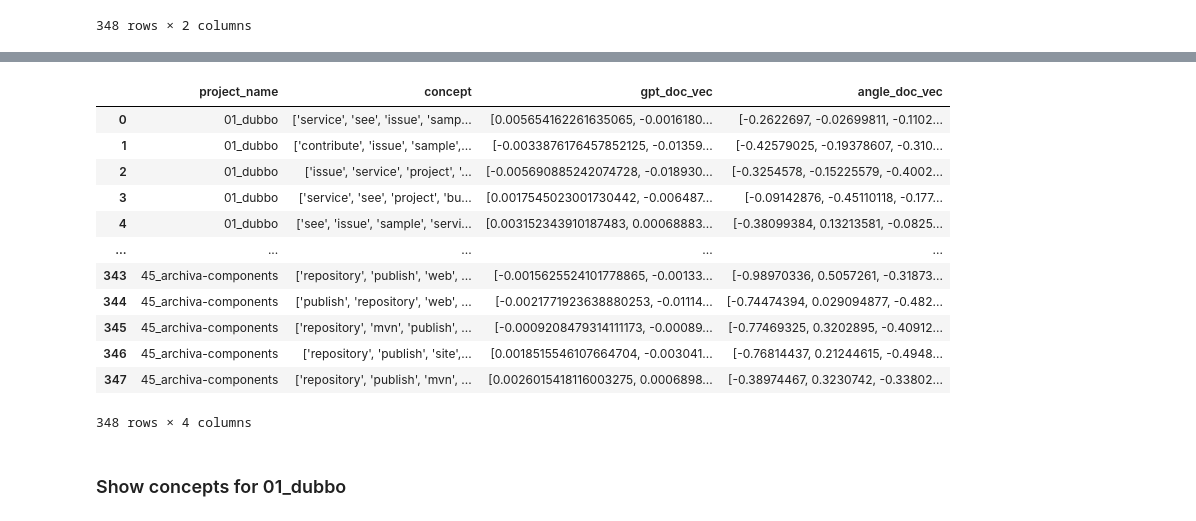
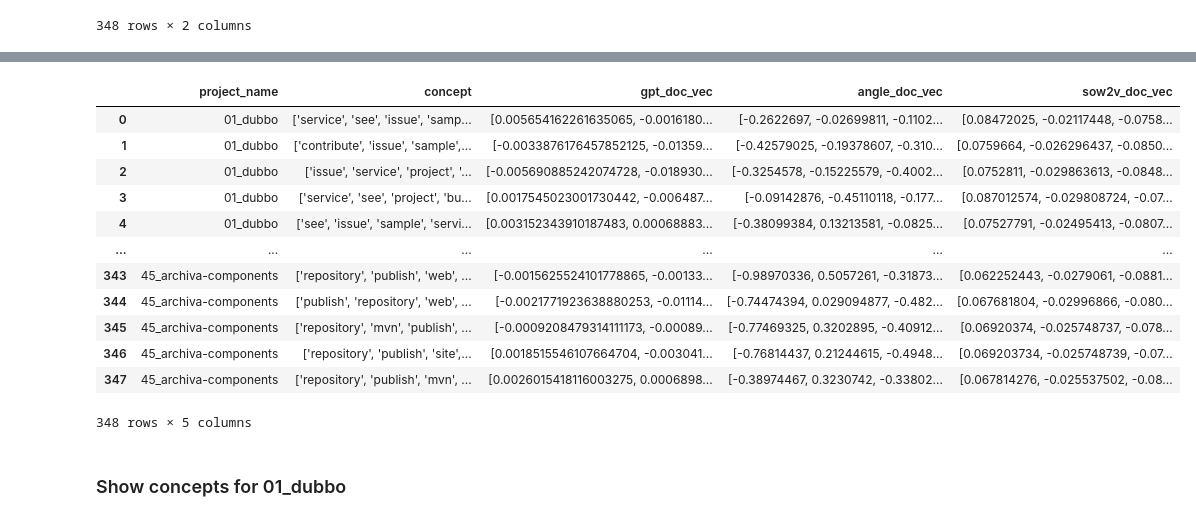
Before and after one commit to zakipauzi/concept-domain-coverage, a Jupyter notebook: 2_vectorising.ipynb, the cells around one changed output, grey strips where cells are left out. Drawn from its saved outputs; the diff is of its cells as text; code cells hidden in the pictures.

```diff
--- a/2_vectorising.ipynb
+++ b/2_vectorising.ipynb
@@ -883,6 +883,13 @@ for i in range(0, len(doc_concept_list)):
 
     curr_doc_vec = load(f"angle_doc_vec\\{i}.npy")
     angle_doc_vec_list.append(curr_doc_vec)
+# %%
+from gensim.models.keyedvectors import KeyedVectors
+
+so_w2v_model = KeyedVectors.load_word2vec_format('C:/Users/biadge/OneDrive - BP/PhD/extraction/SO_vectors_200.bin', binary=True)
+
+def run_vec_sow2v(str_list):
+    return so_w2v_model.get_mean_vector(str_list, ignore_missing = True)
 # %%
 gpt_code_flattened_vec_list = [x for sub in gpt_code_vec_list for x in sub]
 angle_code_flattened_vec_list = [x for sub in angle_code_vec_list for x in sub]
@@ -938,39 +948,40 @@ test_vec_df
 # %%
 gpt_doc_flattened_vec_list = [x for sub in gpt_doc_vec_list for x in sub] # 45 vecs
 angle_doc_flattened_vec_list = [x for sub in angle_doc_vec_list for x in sub] # 313 vecs
 
 gpt_doc_flattened_vec_list = [x[0] for x in gpt_doc_flattened_vec_list]
 angle_doc_flattened_vec_list = [x[0] for x in angle_doc_flattened_vec_list]
 
 new_doc_df["gpt_doc_vec"] = gpt_doc_flattened_vec_list
 doc_domain_sim_df["angle_doc_vec"] = angle_doc_flattened_vec_list
 doc_domain_sim_df = doc_domain_sim_df[["project_name", "concept", "angle_doc_vec"]]
 
 new_doc_df_list = []
 
 for prefix in range(1,46):
     if prefix<10:
         prefix = '0' + str(prefix)
     new_doc_df_list.append(doc_domain_sim_df[doc_domain_sim_df['project_name'].str.startswith(str(prefix))][['project_name', 'concept', 'angle_doc_vec']][:doc_num_list[int(prefix)-1]])
 
 new_angle_doc_df = pd.concat(new_doc_df_list, ignore_index=True)
 doc_vec_df = new_doc_df.copy()
 doc_vec_df["angle_doc_vec"] = new_angle_doc_df["angle_doc_vec"]
+doc_vec_df["sow2v_doc_vec"] = doc_vec_df["concept"].apply(lambda x: list(run_vec_sow2v(x)))
 doc_vec_df
 # %% [output]
-|  | project_name | concept | gpt_doc_vec | angle_doc_vec |
-| 0 | 01_dubbo | ['service', 'see', 'issue', 'samp... | [0.005654162261635065, -0.0016180... | [-0.2622697, -0.02699811, -0.1102... |
-| 1 | 01_dubbo | ['contribute', 'issue', 'sample',... | [-0.0033876176457852125, -0.01359... | [-0.42579025, -0.19378607, -0.310... |
-| 2 | 01_dubbo | ['issue', 'service', 'project', '... | [-0.005690885242074728, -0.018930... | [-0.3254578, -0.15225579, -0.4002... |
-| 3 | 01_dubbo | ['service', 'see', 'project', 'bu... | [0.0017545023001730442, -0.006487... | [-0.09142876, -0.45110118, -0.177... |
-| 4 | 01_dubbo | ['see', 'issue', 'sample', 'servi... | [0.003152343910187483, 0.00068883... | [-0.38099384, 0.13213581, -0.0825... |
-| ... | ... | ... | ... | ... |
-| 343 | 45_archiva-components | ['repository', 'publish', 'web', ... | [-0.0015625524101778865, -0.00133... | [-0.98970336, 0.5057261, -0.31873... |
-| 344 | 45_archiva-components | ['publish', 'repository', 'web', ... | [-0.0021771923638880253, -0.01114... | [-0.74474394, 0.029094877, -0.482... |
-| 345 | 45_archiva-components | ['repository', 'mvn', 'publish', ... | [-0.0009208479314111173, -0.00089... | [-0.77469325, 0.3202895, -0.40912... |
-| 346 | 45_archiva-components | ['repository', 'publish', 'site',... | [0.0018515546107664704, -0.003041... | [-0.76814437, 0.21244615, -0.4948... |
-| 347 | 45_archiva-components | ['repository', 'publish', 'mvn', ... | [0.0026015418116003275, 0.0006898... | [-0.38974467, 0.3230742, -0.33802... |
+|  | project_name | concept | gpt_doc_vec | angle_doc_vec | sow2v_doc_vec |
+| 0 | 01_dubbo | ['service', 'see', 'issue', 'samp... | [0.005654162261635065, -0.0016180... | [-0.2622697, -0.02699811, -0.1102... | [0.08472025, -0.02117448, -0.0758... |
+| 1 | 01_dubbo | ['contribute', 'issue', 'sample',... | [-0.0033876176457852125, -0.01359... | [-0.42579025, -0.19378607, -0.310... | [0.0759664, -0.026296437, -0.0850... |
+| 2 | 01_dubbo | ['issue', 'service', 'project', '... | [-0.005690885242074728, -0.018930... | [-0.3254578, -0.15225579, -0.4002... | [0.0752811, -0.029863613, -0.0848... |
+| 3 | 01_dubbo | ['service', 'see', 'project', 'bu... | [0.0017545023001730442, -0.006487... | [-0.09142876, -0.45110118, -0.177... | [0.087012574, -0.029808724, -0.07... |
+| 4 | 01_dubbo | ['see', 'issue', 'sample', 'servi... | [0.003152343910187483, 0.00068883... | [-0.38099384, 0.13213581, -0.0825... | [0.07527791, -0.02495413, -0.0807... |
+| ... | ... | ... | ... | ... | ... |
+| 343 | 45_archiva-components | ['repository', 'publish', 'web', ... | [-0.0015625524101778865, -0.00133... | [-0.98970336, 0.5057261, -0.31873... | [0.062252443, -0.0279061, -0.0881... |
+| 344 | 45_archiva-components | ['publish', 'repository', 'web', ... | [-0.0021771923638880253, -0.01114... | [-0.74474394, 0.029094877, -0.482... | [0.067681804, -0.02996866, -0.080... |
+| 345 | 45_archiva-components | ['repository', 'mvn', 'publish', ... | [-0.0009208479314111173, -0.00089... | [-0.77469325, 0.3202895, -0.40912... | [0.06920374, -0.025748737, -0.078... |
+| 346 | 45_archiva-components | ['repository', 'publish', 'site',... | [0.0018515546107664704, -0.003041... | [-0.76814437, 0.21244615, -0.4948... | [0.069203734, -0.025748739, -0.07... |
+| 347 | 45_archiva-components | ['repository', 'publish', 'mvn', ... | [0.0026015418116003275, 0.0006898... | [-0.38974467, 0.3230742, -0.33802... | [0.067814276, -0.025537502, -0.08... |
-348 rows × 4 columns
+348 rows × 5 columns
 # %% [markdown]
 ### Show concepts for 01_dubbo
 # %%
```
Also changed, not shown: parts of 7 cells of this notebook, 1 other file.
